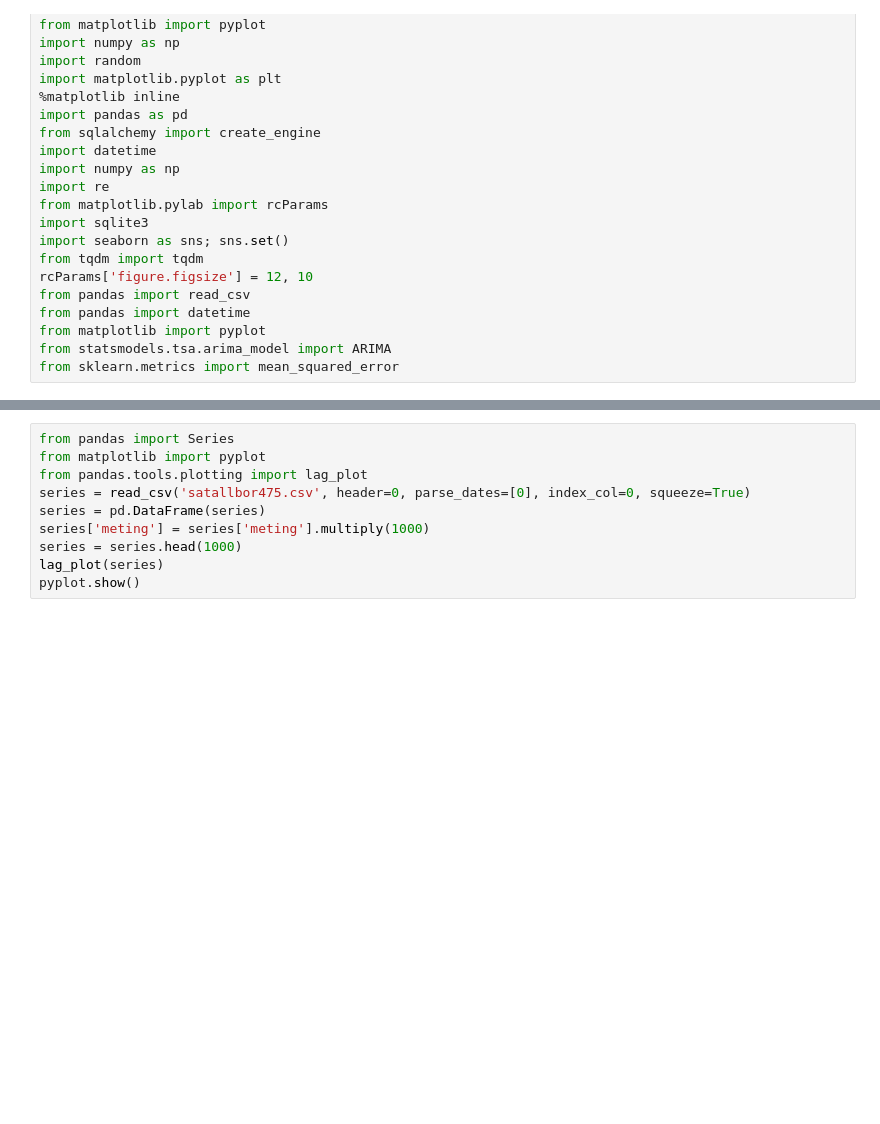
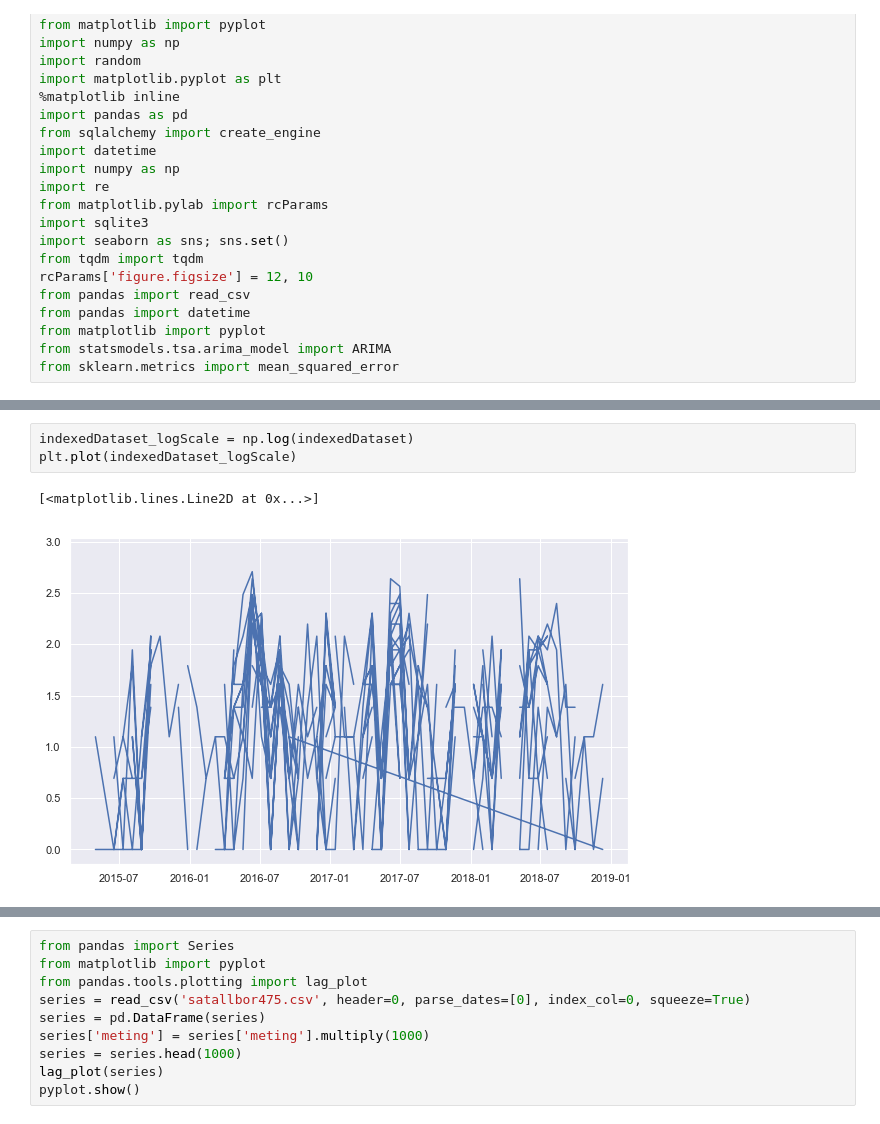
Before and after one commit to Jellybean12/Groepje-C3, a Jupyter notebook: Suckadick.ipynb, the cells around one changed output, grey strips where cells are left out. Cells and saved outputs as stored; diff of their text form; blank space fills up the shorter version.

```diff
--- a/Suckadick.ipynb
+++ b/Suckadick.ipynb
@@ -112,0 +179,6 @@ NameError: name 'smodel' is not defined
+# %%
+indexedDataset_logScale = np.log(indexedDataset)
+plt.plot(indexedDataset_logScale)
+# %% [output]
+[<matplotlib.lines.Line2D at 0x...>]
+[figure, added]
```
Also changed, not shown: parts of 38 cells of this notebook, 1 other file.
